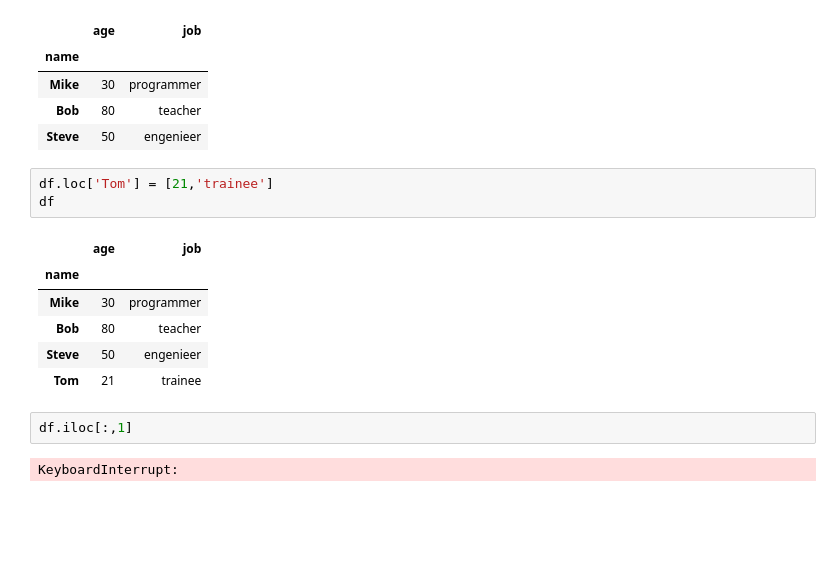
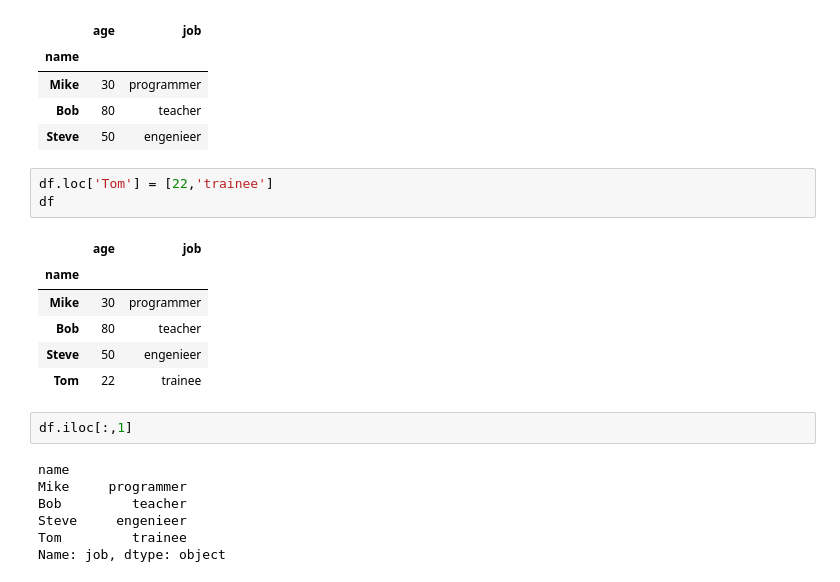
Before and after one commit to Blazzej/Python-learning, a Jupyter notebook: Pandas/panda.ipynb, the cells around one changed output. Cells and saved outputs as stored; diff of their text form; blank space fills up the shorter version.

```diff
--- a/Pandas/panda.ipynb
+++ b/Pandas/panda.ipynb
@@ -172,16 +182,21 @@ df
 | Bob | 80 | teacher |
 | Steve | 50 | engenieer |
 # %%
-df.loc['Tom'] = [21,'trainee']
+df.loc['Tom'] = [22,'trainee']
 df
 # %% [output]
 |  | age | job |
 | name |  |  |
 | Mike | 30 | programmer |
 | Bob | 80 | teacher |
 | Steve | 50 | engenieer |
-| Tom | 21 | trainee |
+| Tom | 22 | trainee |
 # %%
 df.iloc[:,1]
 # %% [output]
-KeyboardInterrupt:
+name
+Mike     programmer
+Bob         teacher
+Steve     engenieer
+Tom         trainee
+Name: job, dtype: object
```
Also changed, not shown: parts of 14 cells of this notebook.
